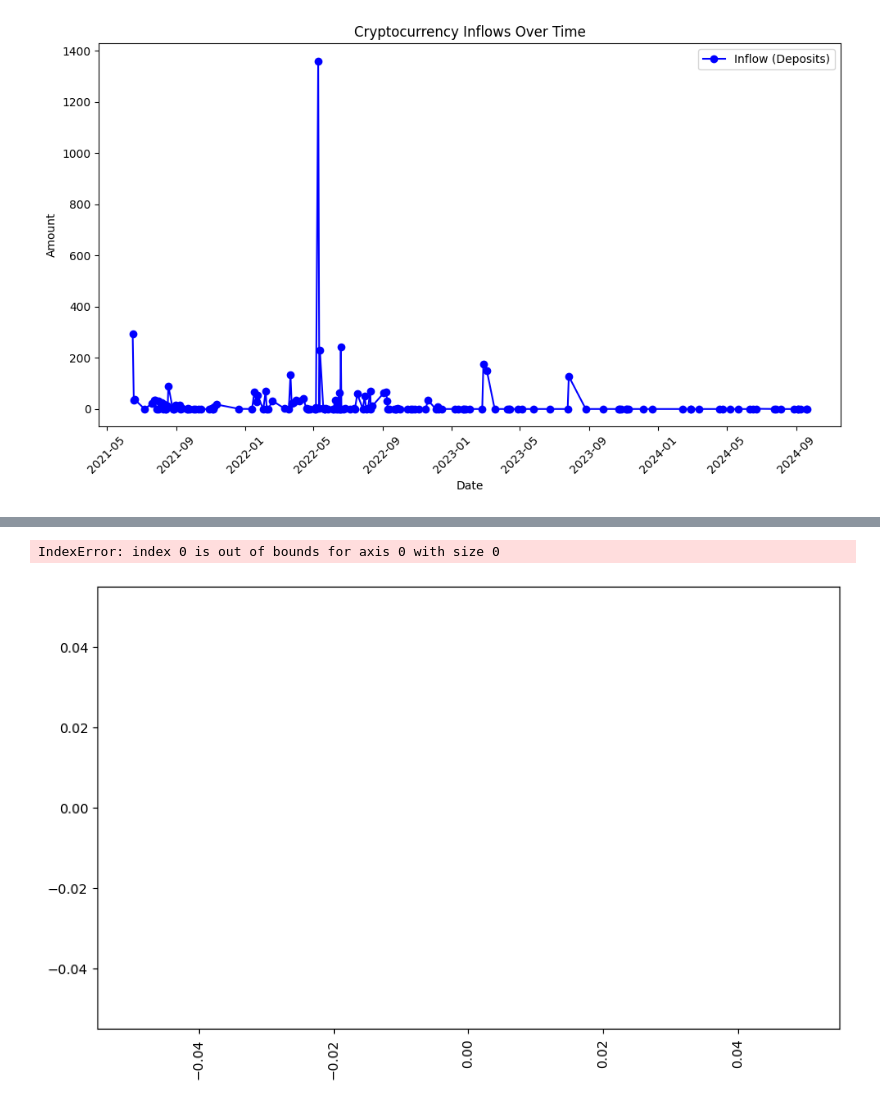
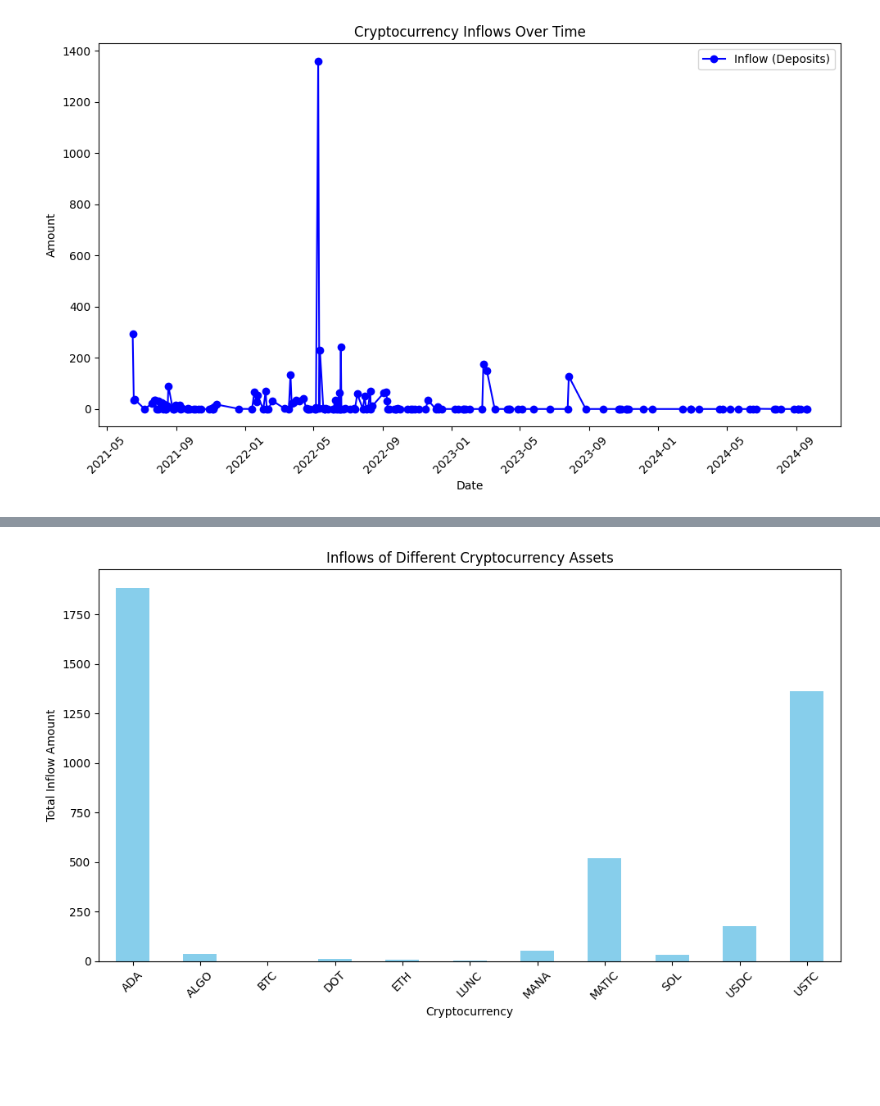
Before and after one commit to gappeah/exodus_analysis, a Jupyter notebook: main.ipynb, the cells around one changed output, grey strips where cells are left out. Saved outputs shown, nothing was run; the diff lists cells and outputs as text; code cells hidden in the pictures; blank space fills up the shorter version.

```diff
--- a/main.ipynb
+++ b/main.ipynb
@@ -118,16 +118,16 @@ plt.show()
 # %%
-# Create a pivot table with cryptocurrencies as columns
-crypto_inflows = inflows.pivot_table(index=None, columns='INCURRENCY', aggfunc='size', fill_value=0)
+# Group data by currency and sum inflows (INAMOUNT) for each cryptocurrency asset
+asset_inflows = relevant_data.groupby('INCURRENCY')['INAMOUNT'].sum()
 
-# Create a bar chart of the different cryptocurrency inflows
+# Plot a bar chart for inflows of different cryptocurrency assets
 plt.figure(figsize=(10, 6))
-crypto_inflows.plot(kind='bar')
-plt.title('Cryptocurrency Inflows')
+asset_inflows.plot(kind='bar', color='skyblue')
+plt.title('Inflows of Different Cryptocurrency Assets')
 plt.xlabel('Cryptocurrency')
-plt.ylabel('Number of Inflows')
-plt.xticks(rotation=0)  # No rotation needed since labels are short
+plt.ylabel('Total Inflow Amount')
+plt.xticks(rotation=45)
+plt.tight_layout()
 plt.show()
 # %% [output]
-IndexError: index 0 is out of bounds for axis 0 with size 0
-[figure, old version]
+[figure, new version]
 # %%
```
Also changed, not shown: parts of 6 cells of this notebook.
